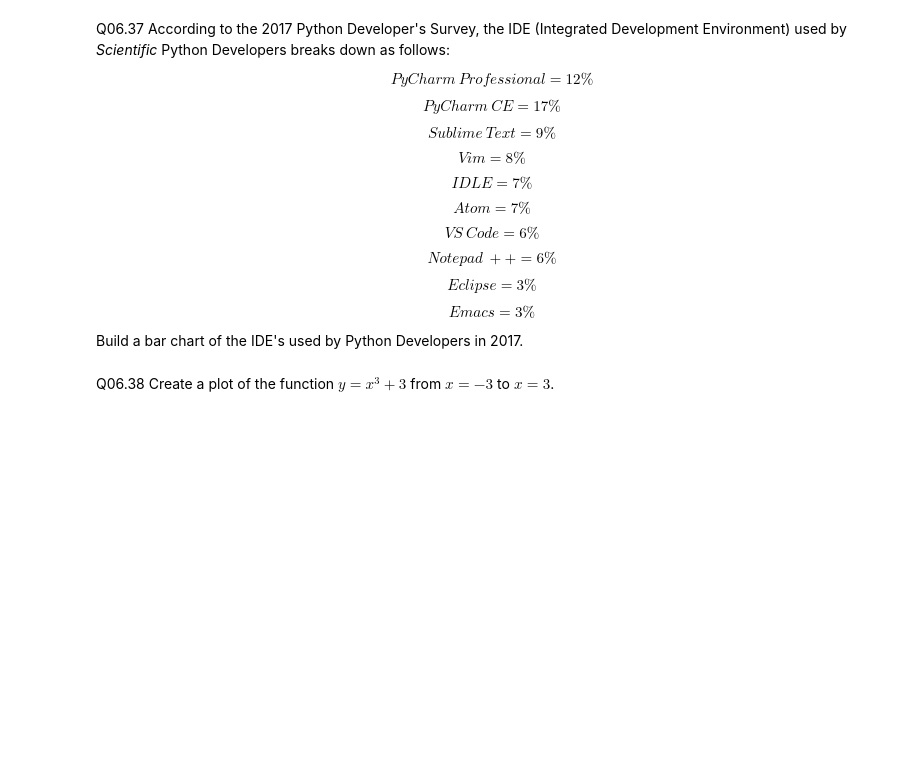
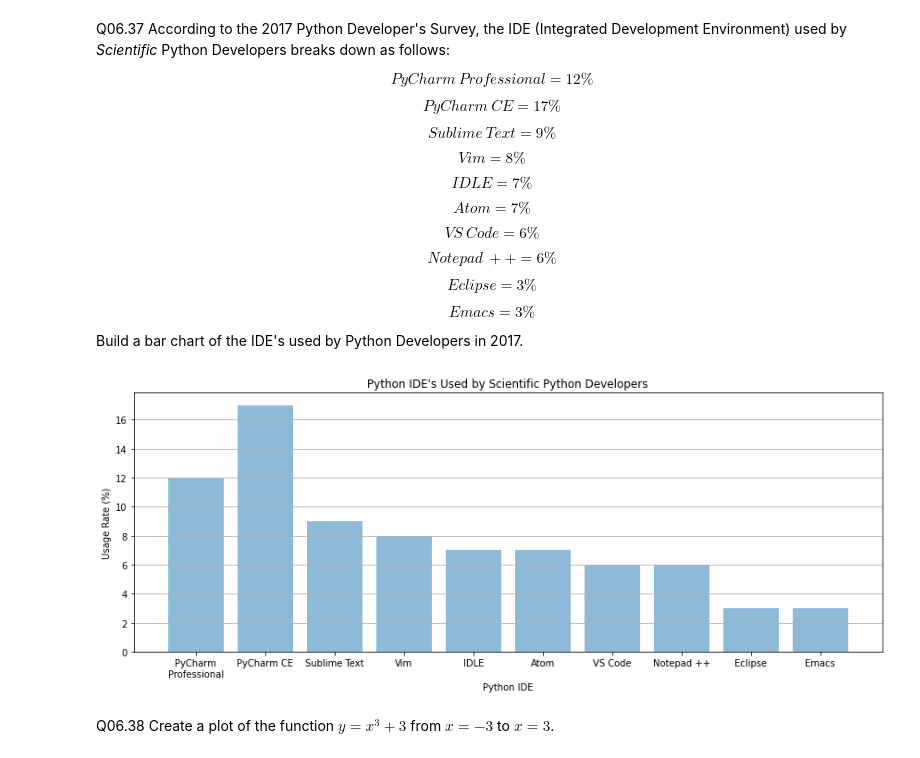
Before and after one commit to ProfessorKazarinoff/Problem-Solving-with-Python-38-Edition-Answer-Key, a Jupyter notebook: 06.18-Review-Questions-Answer-Key.ipynb, the cells around one changed output. Cells and saved outputs as stored; diff of their text form; code cells hidden in the pictures; blank space fills up the shorter version.

Commit message:
add one more bar graph for IDE used by python developers

```diff
--- a/06.18-Review-Questions-Answer-Key.ipynb
+++ b/06.18-Review-Questions-Answer-Key.ipynb
@@ -429,6 +429,28 @@ $$ Eclipse = 3\% $$
 $$ Emacs = 3\% $$
 
 Build a bar chart of the IDE's used by Python Developers in 2017.
+# %%
+import matplotlib.pyplot as plt
+import numpy as np
+
+ides = ['PyCharm\nProfessional','PyCharm CE','Sublime Text','Vim','IDLE','Atom','VS Code','Notepad ++','Eclipse','Emacs']
+useage = [12, 17, 9, 8, 7, 7, 6, 6, 3, 3]
+x_pos = np.arange(len(useage))
+
+fig, ax = plt.subplots(figsize=(12,5))
+
+ax.bar(x_pos, useage, align='center', alpha=0.5)
+ax.set_ylabel('Usage Rate (%)')
+ax.set_xlabel('Python IDE')
+ax.set_xticks(x_pos)
+ax.set_xticklabels(ides)
+ax.set_title("Python IDE's Used by Scientific Python Developers")
+ax.yaxis.grid(True)
+
+plt.tight_layout()
+plt.show()
+# %% [output]
+[figure, added]
 # %% [markdown]
 Q06.38 Create a plot of the function $y=x^3+3$ from $x=-3$ to $x=3$.
 # %% [markdown]
```
